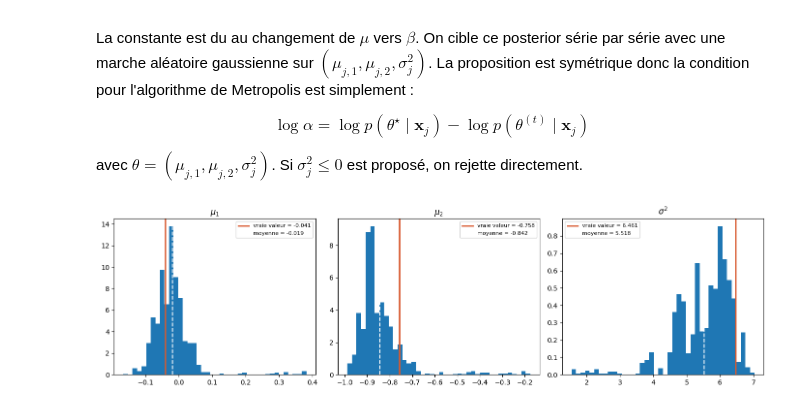
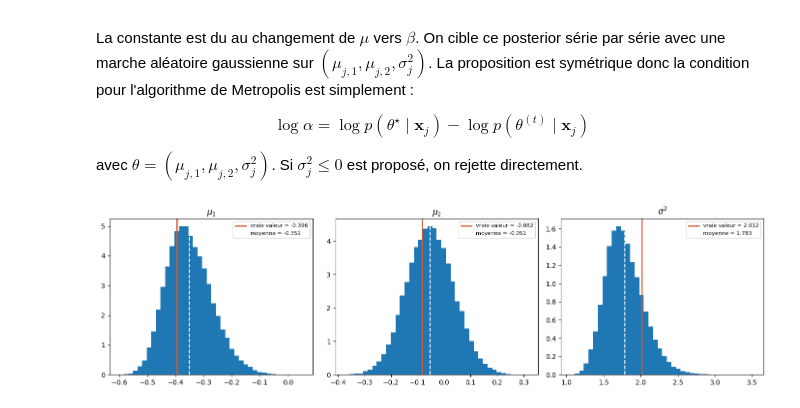
Before and after one commit to inaelenacampan/MonteCarloAndSimulation, a Jupyter notebook: Ina.ipynb, the cells around one changed output. Saved outputs shown, nothing was run; the diff lists cells and outputs as text; code cells hidden in the pictures.

Commit message:
modif de l'algo pour faire RWMH pour chaque dimension + changement de seed

```diff
--- a/Ina.ipynb
+++ b/Ina.ipynb
@@ -145,24 +180,28 @@ def metropolis_kernel(x, theta, step_mu, step_sigma2, alpha, zeta):
 # %%
 def rwmh_one_series(x, alpha, zeta, n_iter=10_000,
-                    step_mu=0.1, step_sigma2=0.2, seed=0):
+                    step_mu=0.1, step_sigma2=0.2, seed=20798):
+
     np.random.seed(seed)
 
-    N = n_iter
+    mu_init = [0.1, -0.5]
+    sigma2_init = 1.0
+
+    N  = n_iter
     s = 0
     chain = np.empty((N, 3))
-    chain[0, :] = [0.0, 0.0, 1.0]   # initialisation
+    chain[0] = [mu_init[0], mu_init[1], sigma2_init]
 
     for n in range(1, N):
-        output = metropolis_kernel(x, chain[n-1, :], step_mu, step_sigma2, alpha, zeta)
-        chain[n, :] = output['val']
+        output = metropolis_kernel(x, chain[n-1], step_mu, step_sigma2, alpha, zeta)
+        chain[n] = output['val']
         s += output['acc']
 
     acc_rate = s / N
     return chain, acc_rate
 # %%
 chain, acc = rwmh_one_series(
-        x_star[1], generation.alpha, generation.zeta,
-        n_iter = 1200, step_mu=0.1, step_sigma2=0.2, seed=1
+        x_star[0], generation.alpha, generation.zeta,
+        n_iter = 100_000, step_mu=0.1, step_sigma2=0.1, seed=20798
     )
 # %%
 def plot_chain(chain, burnin, true_mu, true_sigma2):
@@ -185,6 +224,6 @@ def plot_chain(chain, burnin, true_mu, true_sigma2):
     plt.tight_layout()
     plt.show()
 # %%
-plot_chain(chain, 10, mu_list[1], sigma2_list[1])
+plot_chain(chain, 10_000, mu_list[0], sigma2_list[0])
 # %% [output]
-[figure, old version]
+[figure, new version]
```
Also changed, not shown: parts of 9 cells of this notebook, 1 other file.
